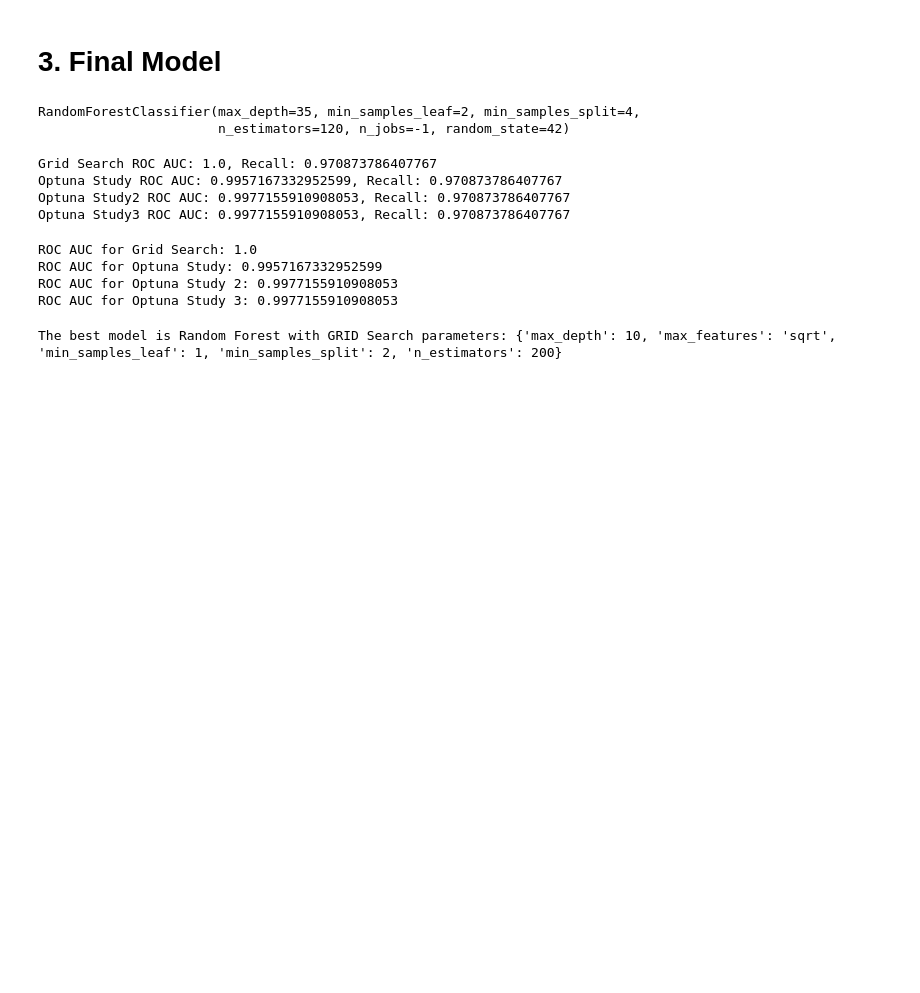
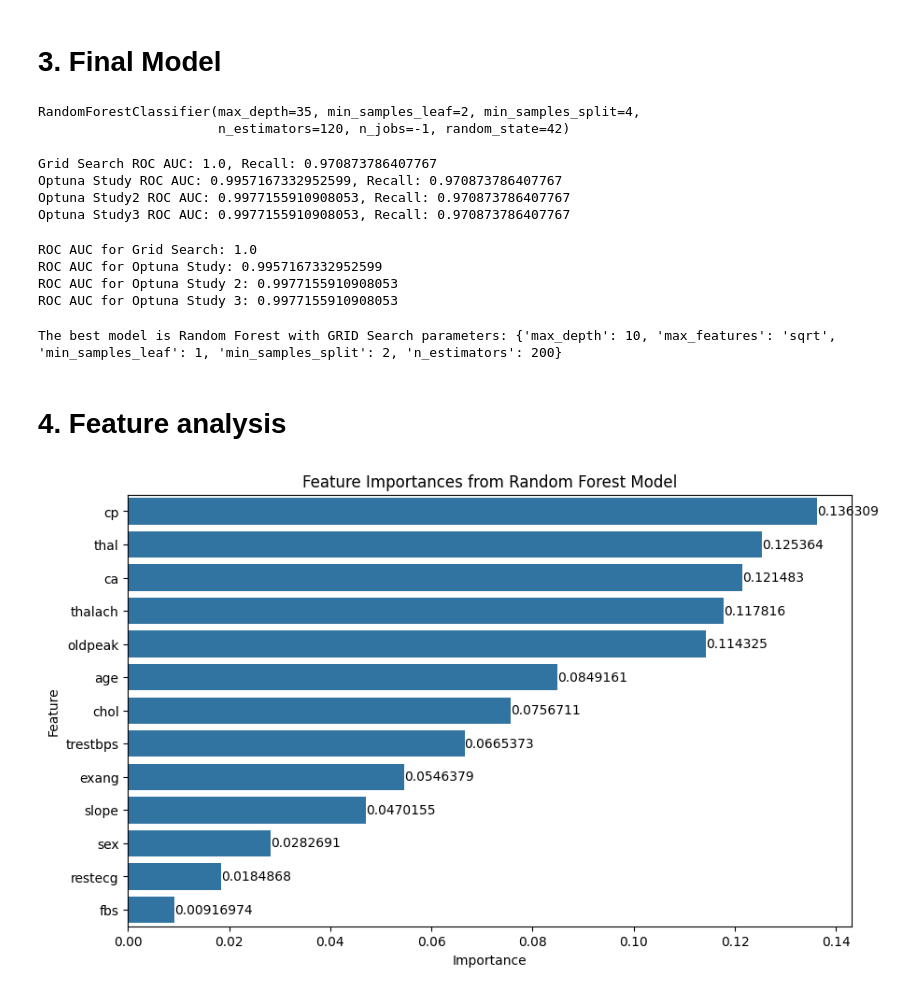
Before and after one commit to OndrejZapletal99/Python_DS_ML, a Jupyter notebook: heart_disease/main.ipynb, the cells around one changed output. Saved outputs shown, nothing was run; the diff lists cells and outputs as text; code cells hidden in the pictures; blank space fills up the shorter version.

Commit message:
Feature analysis

```diff
--- a/heart_disease/main.ipynb
+++ b/heart_disease/main.ipynb
@@ -447,3 +447,21 @@ ROC AUC for Optuna Study 3: 0.9977155910908053
 print(f'The best model is Random Forest with GRID Search parameters: {grid_best_params}')
 # %% [output]
 The best model is Random Forest with GRID Search parameters: {'max_depth': 10, 'max_features': 'sqrt', 'min_samples_leaf': 1, 'min_samples_split': 2, 'n_estimators': 200}
+# %% [markdown]
+# 4. Feature analysis
+# %%
+importances = model_grid.feature_importances_
+feature_importances = pd.DataFrame({
+    'Feature': X.columns,
+    'Importance': importances
+}).sort_values(by='Importance', ascending=False)
+# %%
+plt.figure(figsize=(10, 6))
+sns.barplot(x='Importance', y='Feature', data=feature_importances)
+plt.title('Feature Importances from Random Forest Model')
+plt.xlabel('Importance')
+plt.ylabel('Feature')
+plt.bar_label = plt.bar_label(plt.gca().containers[0])
+plt.show()
+# %% [output]
+[figure, added]
```
Also changed, not shown: parts of 2 cells of this notebook.
